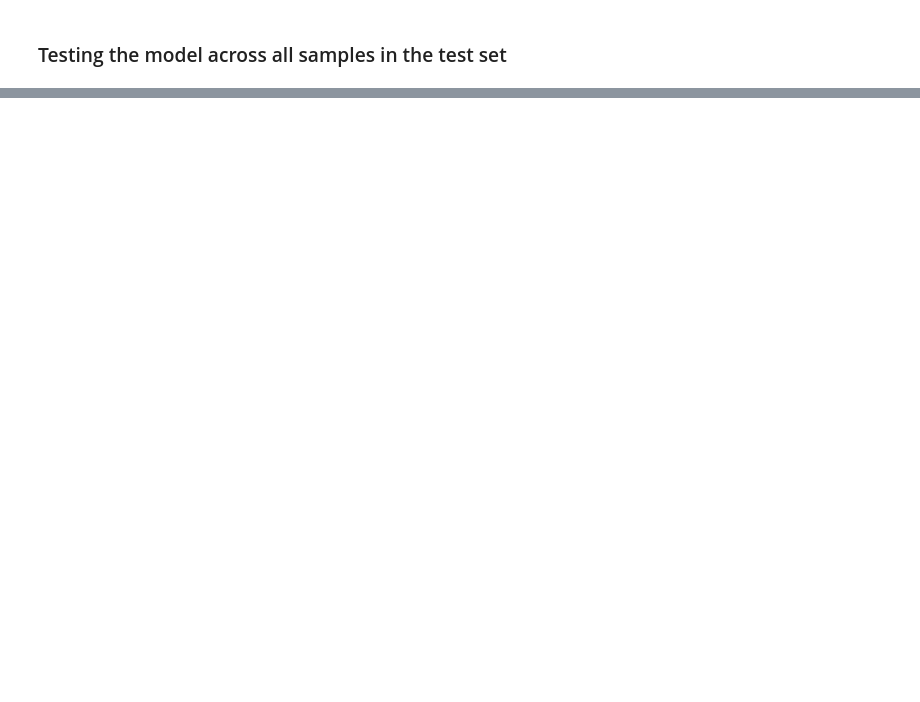
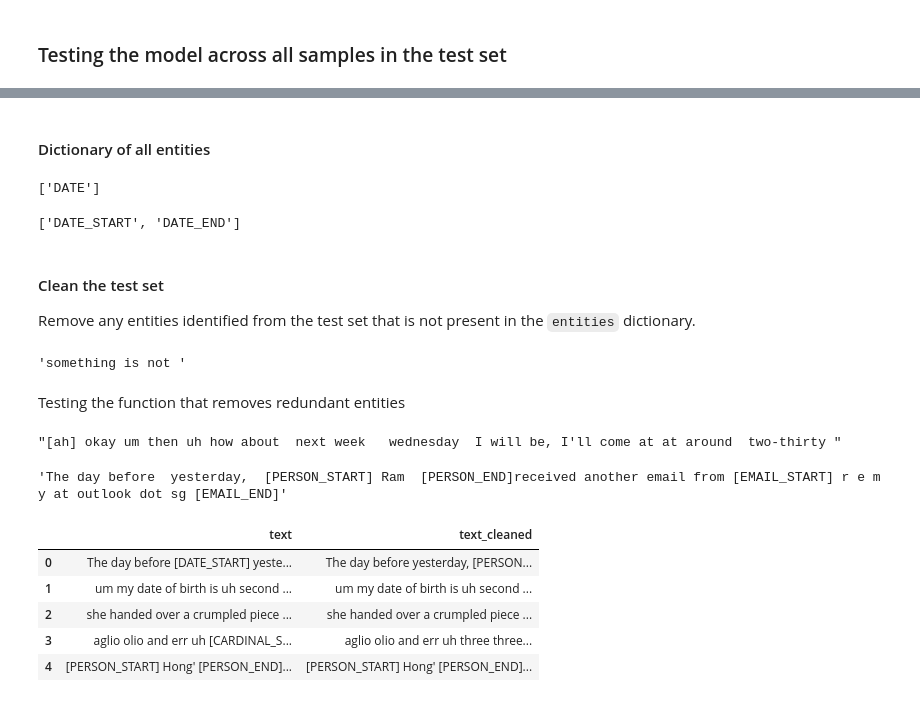
Before and after one commit to farhanazmiCS/Speech-PII-Public, a Jupyter notebook: Entity_Aware_ASR_Testing.ipynb, the cells around one changed output, grey strips where cells are left out. Drawn from its saved outputs; the diff is of its cells as text; code cells hidden in the pictures; blank space fills up the shorter version.

```diff
--- a/Entity_Aware_ASR_Testing.ipynb
+++ b/Entity_Aware_ASR_Testing.ipynb
@@ -126,0 +216,2 @@ RuntimeError: MPS backend out of memory (MPS allocated: 17.79 GB, other allocati
+# %%
+ground_truth_df = pd.read_json('data/true_data_150.jsonl', lines=True)
@@ -126,0 +227,44 @@ RuntimeError: MPS backend out of memory (MPS allocated: 17.79 GB, other allocati
+# %% [markdown]
+#### Dictionary of all entities
+# %%
+entities = {
+    'EMAIL': ['EMAIL_START', 'EMAIL_END'],
+    'NRIC': ['NRIC_START', 'NRIC_END'],
+    'CREDIT_CARD': ['CREDIT_CARD_START', 'CREDIT_CARD_END'],
+    'PHONE': ['PHONE_START', 'PHONE_END'],
+    'PASSPORT_NUM': ['PASSPORT_NUM_START', 'PASSPORT_NUM_END'],
+    'BANK_ACCOUNT': ['BANK_ACCOUNT_START', 'BANK_ACCOUNT_END'],
+    'CAR_PLATE': ['CAR_PLATE_START', 'CAR_PLATE_END'],
+    'PERSON': ['PERSON_START', 'PERSON_END']
+}
+# %%
+additional_entities = {
+    'EMAIL': ['EMAIL_START', 'EMAIL_END'],
+    'NRIC': ['NRIC_START', 'NRIC_END'],
+    'CREDIT_CARD': ['CREDIT_CARD_START', 'CREDIT_CARD_END'],
+    'PHONE': ['PHONE_START', 'PHONE_END'],
+    'PASSPORT_NUM': ['PASSPORT_NUM_START', 'PASSPORT_NUM_END'],
+    'BANK_ACCOUNT': ['BANK_ACCOUNT_START', 'BANK_ACCOUNT_END'],
+    'CAR_PLATE': ['CAR_PLATE_START', 'CAR_PLATE_END'],
+    'PERSON': ['PERSON_START', 'PERSON_END'],
+    'DATE': ['DATE_START', 'DATE_END']
+}
+
+redundant_entities = [entity for entity in additional_entities if entity not in entities.keys()]
+
+redundant_entities
+# %% [output]
+['DATE']
+# %%
+additional_entities[redundant_entities[0]]
+# %% [output]
+['DATE_START', 'DATE_END']
+# %% [markdown]
+#### Clean the test set
+
+Remove any entities identified from the test set that is not present in the `entities` dictionary.
+# %%
+hello = 'something is not [right]'
+hello[:-7]
+# %% [output]
+'something is not '
@@ -126,0 +316,22 @@ RuntimeError: MPS backend out of memory (MPS allocated: 17.79 GB, other allocati
+# %% [markdown]
+Testing the function that removes redundant entities
+# %%
+remove_redundant_entities("[ah] okay um then uh how about [DATE_START] next week  [DATE_END][DATE_START] wednesday  [DATE_END]I will be, I'll come at at around [TIME_START] two-thirty [TIME_END]", entities)
+# %% [output]
+"[ah] okay um then uh how about  next week   wednesday  I will be, I'll come at at around  two-thirty "
+# %%
+remove_redundant_entities("The day before [DATE_START] yesterday, [DATE_END] [PERSON_START] Ram  [PERSON_END]received another email from [EMAIL_START] r e m y at outlook dot sg [EMAIL_END]", entities)
+# %% [output]
+'The day before  yesterday,  [PERSON_START] Ram  [PERSON_END]received another email from [EMAIL_START] r e m y at outlook dot sg [EMAIL_END]'
+# %%
+for index, row in ground_truth_df.iterrows():
+    ground_truth_df.at[index, 'text_cleaned'] = remove_redundant_entities(row['text'], entities)
+
+ground_truth_df.head()
+# %% [output]
+|  | text | text_cleaned |
+| 0 | The day before [DATE_START] yeste... | The day before yesterday, [PERSON... |
+| 1 | um my date of birth is uh second ... | um my date of birth is uh second ... |
+| 2 | she handed over a crumpled piece ... | she handed over a crumpled piece ... |
+| 3 | aglio olio and err uh [CARDINAL_S... | aglio olio and err uh three three... |
+| 4 | [PERSON_START] Hong' [PERSON_END]... | [PERSON_START] Hong' [PERSON_END]... |
```
Also changed, not shown: parts of 17 cells of this notebook.
